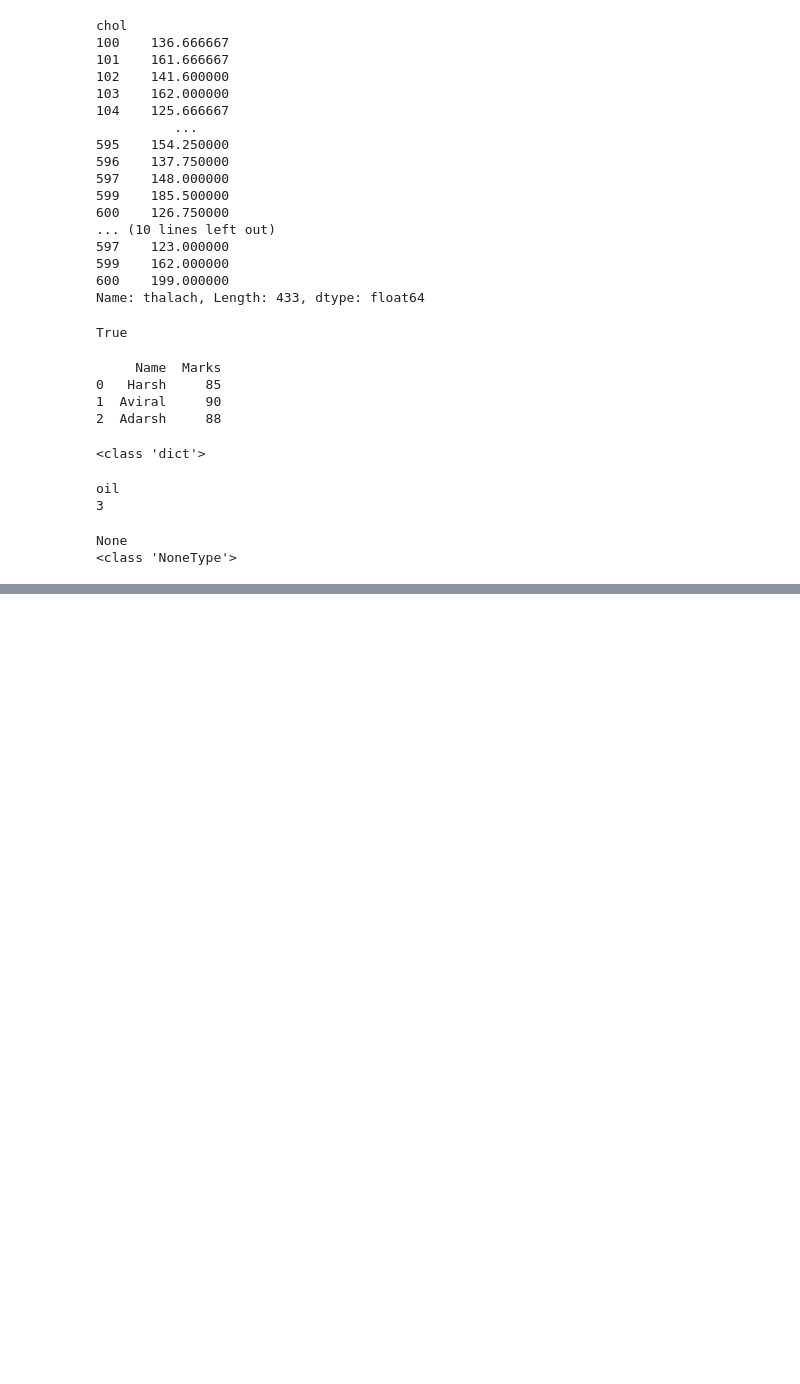
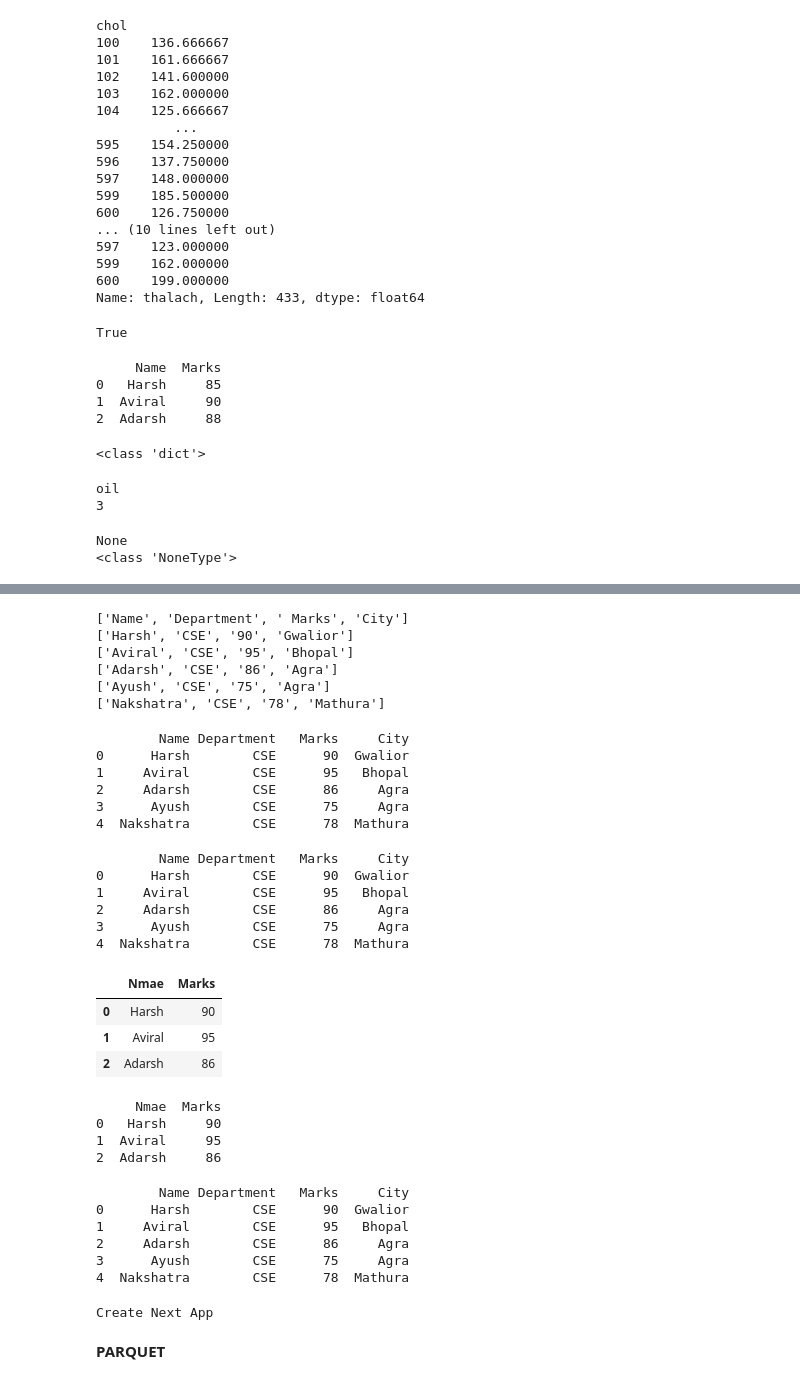
Before and after one commit to harshbhadoriya456-source/Data_Analysis_Colab, a Jupyter notebook: Practice_JSON.ipynb, the cells around one changed output, grey strips where cells are left out. Drawn from its saved outputs; the diff is of its cells as text; code cells hidden in the pictures; blank space fills up the shorter version.

```diff
--- a/Practice_JSON.ipynb
+++ b/Practice_JSON.ipynb
@@ -202,0 +197,66 @@ print(json_text)
+# %%
+with open("students.txt","r")as f:
+  data=csv.reader(f)
+  for row in data:
+        print(row)
+# %% [output]
+['Name', 'Department', ' Marks', 'City']
+['Harsh', 'CSE', '90', 'Gwalior']
+['Aviral', 'CSE', '95', 'Bhopal']
+['Adarsh', 'CSE', '86', 'Agra']
+['Ayush', 'CSE', '75', 'Agra']
+['Nakshatra', 'CSE', '78', 'Mathura']
+# %%
+import pandas as pd
+df=pd.read_csv("students.txt")
+print(df)
+# %% [output]
+        Name Department   Marks     City
+0      Harsh        CSE      90  Gwalior
+1     Aviral        CSE      95   Bhopal
+2     Adarsh        CSE      86     Agra
+3      Ayush        CSE      75     Agra
+4  Nakshatra        CSE      78  Mathura
+# %%
+df.to_csv("students.csv",index=False)
+print(df)
+# %% [output]
+        Name Department   Marks     City
+0      Harsh        CSE      90  Gwalior
+1     Aviral        CSE      95   Bhopal
+2     Adarsh        CSE      86     Agra
+3      Ayush        CSE      75     Agra
+4  Nakshatra        CSE      78  Mathura
+# %%
+#pickle
+df=pd.DataFrame({
+    "Nmae":["Harsh","Aviral","Adarsh"],
+    "Marks":[90,95,86]
+})
+# %%
+df
+# %% [output]
+|  | Nmae | Marks |
+| 0 | Harsh | 90 |
+| 1 | Aviral | 95 |
+| 2 | Adarsh | 86 |
+# %%
+#save the datframe into pickle
+df.to_pickle("student.pkl")
+print(df)
+# %% [output]
+     Nmae  Marks
+0   Harsh     90
+1  Aviral     95
+2  Adarsh     86
+# %%
+df=pd.read_csv("students.csv")
+df.to_pickle("students.pkl")
+print(df)
+# %% [output]
+        Name Department   Marks     City
+0      Harsh        CSE      90  Gwalior
+1     Aviral        CSE      95   Bhopal
+2     Adarsh        CSE      86     Agra
+3      Ayush        CSE      75     Agra
+4  Nakshatra        CSE      78  Mathura
@@ -202,0 +272,6 @@ print(json_text)
+# %%
+print(soup.title.text)
+# %% [output]
+Create Next App
+# %% [markdown]
+**PARQUET**
```
Also changed, not shown: parts of 15 cells of this notebook.
